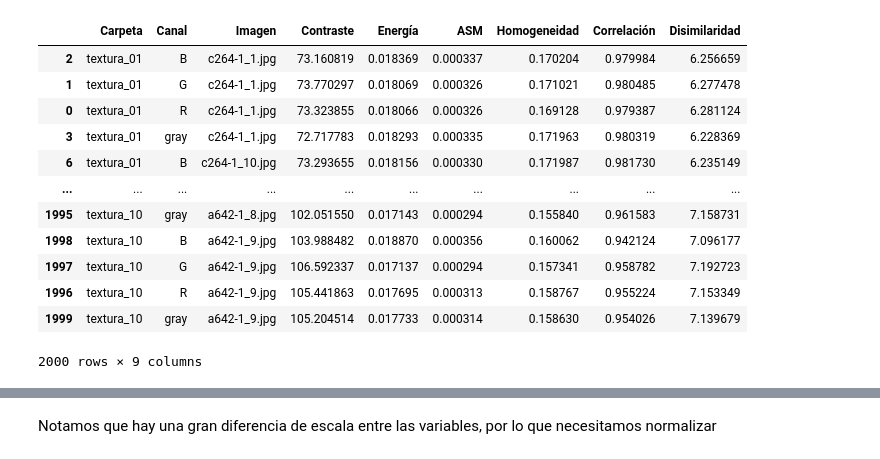
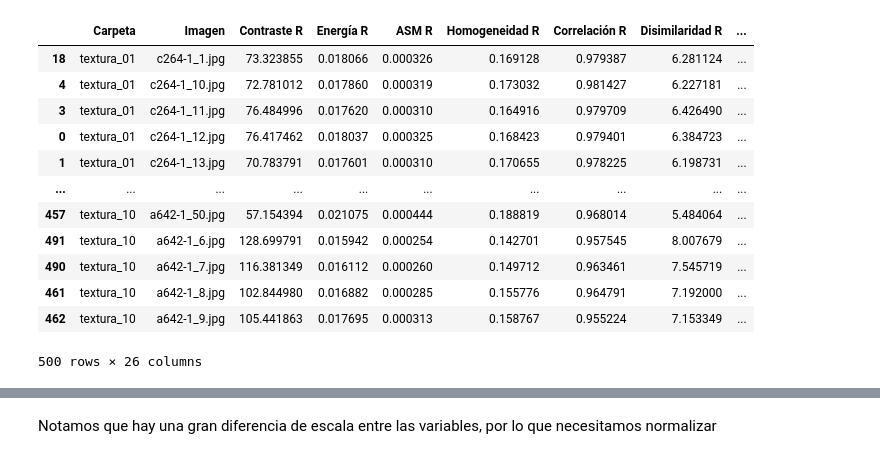
Before and after one commit to Mario-Rivera-A/Tarea3_RPI, a Jupyter notebook: tarea3_Paola_Flores_Mario_RIvera.ipynb, the cells around one changed output, grey strips where cells are left out. Saved outputs shown, nothing was run; the diff lists cells and outputs as text; code cells hidden in the pictures.

Commit message:
columnas arregladas

```diff
--- a/tarea3_Paola_Flores_Mario_RIvera.ipynb
+++ b/tarea3_Paola_Flores_Mario_RIvera.ipynb
@@ -23,6 +23,8 @@ import numpy as np
 import pandas as pd
 import os
 import matplotlib.pyplot as plt
+
+np.random.seed(42)
 
 directorio_texturas = 'BD'
 print(f'Directorio de texturas: {directorio_texturas}')
@@ -33,36 +35,29 @@ resultados = []
 for folder in sorted(os.listdir(directorio_texturas)):
 
     folder_path = os.path.join(directorio_texturas, folder)
-    # print(f"Procesando carpeta: {folder} en la ruta: {folder_path}")
 
-    # Verificamos que es una carpeta
     if os.path.isdir(directorio_texturas):
-        # print(f"Procesando carpeta: {folder}")
-
         for image_name in os.listdir(folder_path):
 
             image_path = os.path.join(folder_path, image_name)
             print(f"Procesando imagen: {image_name} del folder: {folder}")
             image = cv2.imread(f'{image_path}')
 
-            features = ['contrast',
-                        'energy',
-                        'ASM',
-                        'homogeneity',
-                        'correlation',
-                        'dissimilarity']
+            features = ['contrast', 'energy', 'ASM', 'homogeneity', 'correlation', 'dissimilarity']
             ft_map = {
                 "contrast": "Contraste",
                 "energy": "Energía",
                 "ASM": "ASM",
                 "homogeneity": "Homogeneidad",
                 "correlation": "Correlación",
-                "dissimilarity": "Disimilaridad"}
+                "dissimilarity": "Disimilaridad"
+            }
 
+            # Diccionario para almacenar resultados en formato de columnas
+            resultados_fila = {'Carpeta': folder, 'Imagen': image_name}
 
             # Para los descriptores de los canales RGB
-            image_RBG = cv2.imread(f"{image_path}", cv2.COLOR_BGR2RGB)
-            canales = cv2.split(image)
+            canales = cv2.split(image)  # Separar los canales RGB
             nombres_canales = ['R', 'G', 'B']
             for canal, nombre_canal in zip(canales, nombres_canales):
                 glcm = graycomatrix(canal,
@@ -71,17 +66,13 @@ for folder in sorted(os.listdir(directorio_texturas)):
                                     levels=256,
                                     symmetric=False,
                                     normed=False)
-                resultados_fila = {
-                    'Carpeta': folder,
-                    'Canal': nombre_canal,
-                    'Imagen': image_name
-                }
 
+                # Guardar los valores de cada descriptor como columnas separadas
                 for ft in features:
                     if ft in ft_map:
                         ft_values = float(graycoprops(glcm, ft))
-                        resultados_fila[ft_map[ft]] = ft_values
-                resultados.append(resultados_fila)
+                        # Crear columnas como 'Contraste R', 'Energía R', etc.
+                        resultados_fila[f'{ft_map[ft]} {nombre_canal}'] = ft_values
 
             # Para los descriptores de la imagen en escala de grises
             image_gray = cv2.cvtColor(image, cv2.COLOR_BGR2GRAY)
@@ -92,16 +83,14 @@ for folder in sorted(os.listdir(directorio_texturas)):
                                 symmetric=False,
                                 normed=False)
 
-            resultados_fila = {
-                    'Carpeta': folder,
-                    'Canal': "gray",
-                    'Imagen': image_name
-                }
-
+            # Guardar los valores de descriptores de la imagen en escala de grises
             for ft in features:
                 if ft in ft_map:
                     ft_values = float(graycoprops(glcm, ft))
-                    resultados_fila[ft_map[ft]] = ft_values
+                    # Crear columnas como 'Contraste Gray', 'Energía Gray', etc.
+                    resultados_fila[f'{ft_map[ft]} Gray'] = ft_values
+
+            # Añadir la fila con todos los descriptores para esta imagen
             resultados.append(resultados_fila)
 # %% [output]
 Directorio de texturas: BD
@@ -124,24 +130,24 @@ Procesando imagen: a642-1_9.jpg del folder: textura_10
 # %%
 
 
 df_resultados = pd.DataFrame(resultados)
 
-df_resultados = df_resultados.sort_values(by=['Carpeta', 'Imagen', 'Canal'])
+df_resultados = df_resultados.sort_values(by=['Carpeta', 'Imagen'])
 display(df_resultados)
 # %% [output]
-|  | Carpeta | Canal | Imagen | Contraste | Energía | ASM | Homogeneidad | Correlación | Disimilaridad |
-| 2 | textura_01 | B | c264-1_1.jpg | 73.160819 | 0.018369 | 0.000337 | 0.170204 | 0.979984 | 6.256659 |
-| 1 | textura_01 | G | c264-1_1.jpg | 73.770297 | 0.018069 | 0.000326 | 0.171021 | 0.980485 | 6.277478 |
-| 0 | textura_01 | R | c264-1_1.jpg | 73.323855 | 0.018066 | 0.000326 | 0.169128 | 0.979387 | 6.281124 |
-| 3 | textura_01 | gray | c264-1_1.jpg | 72.717783 | 0.018293 | 0.000335 | 0.171963 | 0.980319 | 6.228369 |
-| 6 | textura_01 | B | c264-1_10.jpg | 73.293655 | 0.018156 | 0.000330 | 0.171987 | 0.981730 | 6.235149 |
+|  | Carpeta | Imagen | Contraste R | Energía R | ASM R | Homogeneidad R | Correlación R | Disimilaridad R | ... |
+| 18 | textura_01 | c264-1_1.jpg | 73.323855 | 0.018066 | 0.000326 | 0.169128 | 0.979387 | 6.281124 | ... |
+| 4 | textura_01 | c264-1_10.jpg | 72.781012 | 0.017860 | 0.000319 | 0.173032 | 0.981427 | 6.227181 | ... |
+| 3 | textura_01 | c264-1_11.jpg | 76.484996 | 0.017620 | 0.000310 | 0.164916 | 0.979709 | 6.426490 | ... |
+| 0 | textura_01 | c264-1_12.jpg | 76.417462 | 0.018037 | 0.000325 | 0.168423 | 0.979401 | 6.384723 | ... |
+| 1 | textura_01 | c264-1_13.jpg | 70.783791 | 0.017601 | 0.000310 | 0.170655 | 0.978225 | 6.198731 | ... |
 | ... | ... | ... | ... | ... | ... | ... | ... | ... | ... |
-| 1995 | textura_10 | gray | a642-1_8.jpg | 102.051550 | 0.017143 | 0.000294 | 0.155840 | 0.961583 | 7.158731 |
-| 1998 | textura_10 | B | a642-1_9.jpg | 103.988482 | 0.018870 | 0.000356 | 0.160062 | 0.942124 | 7.096177 |
-| 1997 | textura_10 | G | a642-1_9.jpg | 106.592337 | 0.017137 | 0.000294 | 0.157341 | 0.958782 | 7.192723 |
-| 1996 | textura_10 | R | a642-1_9.jpg | 105.441863 | 0.017695 | 0.000313 | 0.158767 | 0.955224 | 7.153349 |
-| 1999 | textura_10 | gray | a642-1_9.jpg | 105.204514 | 0.017733 | 0.000314 | 0.158630 | 0.954026 | 7.139679 |
+| 457 | textura_10 | a642-1_50.jpg | 57.154394 | 0.021075 | 0.000444 | 0.188819 | 0.968014 | 5.484064 | ... |
+| 491 | textura_10 | a642-1_6.jpg | 128.699791 | 0.015942 | 0.000254 | 0.142701 | 0.957545 | 8.007679 | ... |
+| 490 | textura_10 | a642-1_7.jpg | 116.381349 | 0.016112 | 0.000260 | 0.149712 | 0.963461 | 7.545719 | ... |
+| 461 | textura_10 | a642-1_8.jpg | 102.844980 | 0.016882 | 0.000285 | 0.155776 | 0.964791 | 7.192000 | ... |
+| 462 | textura_10 | a642-1_9.jpg | 105.441863 | 0.017695 | 0.000313 | 0.158767 | 0.955224 | 7.153349 | ... |
-2000 rows × 9 columns
+500 rows × 26 columns
 # %%
 df_resultados.describe()
 # %% [output]
```
Also changed, not shown: parts of 7 cells of this notebook.
